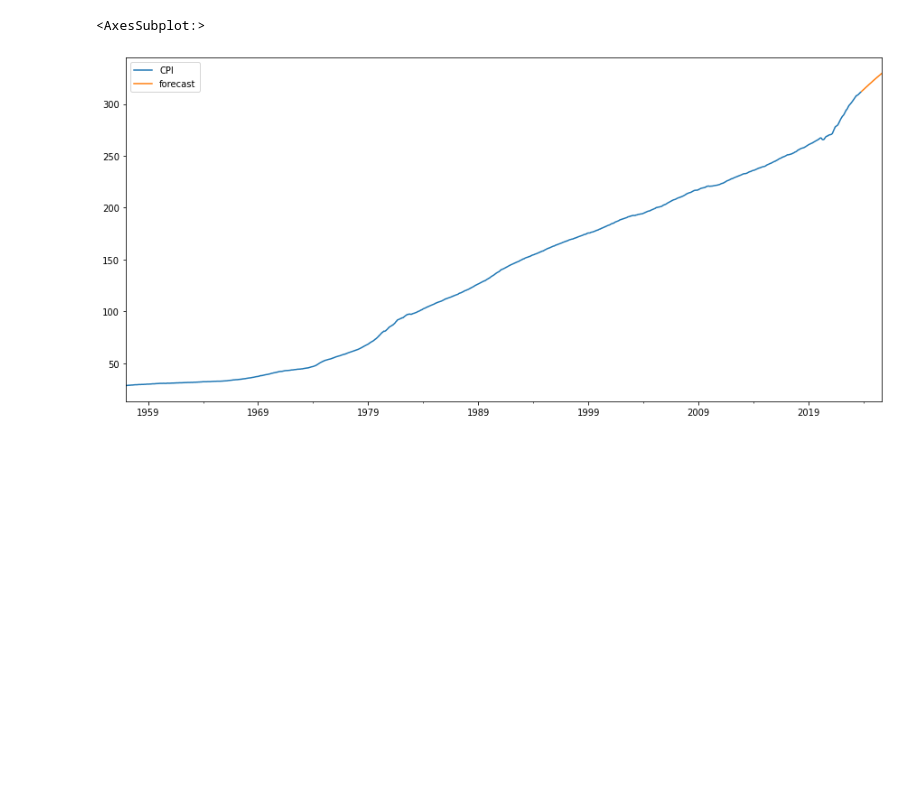
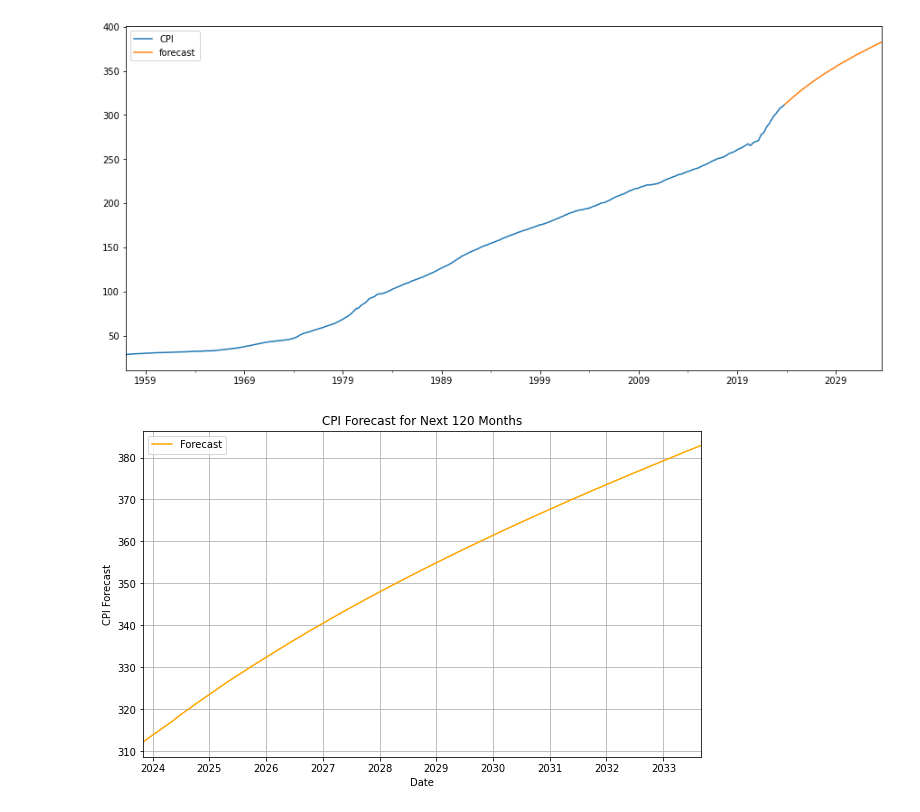
Before and after one commit to shreechundi/4002project3, a Jupyter notebook: SRC/project3.ipynb, the cells around one changed output. Saved outputs shown, nothing was run; the diff lists cells and outputs as text; code cells hidden in the pictures; blank space fills up the shorter version.

```diff
--- a/SRC/project3.ipynb
+++ b/SRC/project3.ipynb
@@ -68,14 +63,57 @@ results=model.fit()
-# %%
-from pandas.tseries.offsets import DateOffset
-future_dates=[df.index[-1]+ DateOffset(months=x)for x in range(0,24)]
-future_datest_df=pd.DataFrame(index=future_dates[1:],columns=df.columns)
-
-future_datest_df.tail()
-
-future_df=pd.concat([df,future_datest_df])
-
-future_df['forecast'] = results.predict(start = 802, end = 922, dynamic= True)
-future_df[['CPI', 'forecast']].plot()
-# %% [output]
-<AxesSubplot:>
-[figure, removed]
+# %%
+#2 year forcast:
+# from pandas.tseries.offsets import DateOffset
+# future_dates=[df.index[-1]+ DateOffset(months=x)for x in range(0,24)]
+# future_datest_df=pd.DataFrame(index=future_dates[1:],columns=df.columns)
+
+# future_datest_df.tail()
+
+# future_df=pd.concat([df,future_datest_df])
+
+# future_df['forecast'] = results.predict(start = 802, end = 826, dynamic= True)
+# future_df[['CPI', 'forecast']].plot()
+# plt.savefig("Overall_2Year_Forecast.png", dpi =300, facecolor = "white")
+
+# future_df = pd.concat([df, future_datest_df])
+# future_df['forecast'] = results.predict(start=802, end=922, dynamic=True)
+# forecast_df = future_df[future_df['forecast'].notna()]
+
+# plt.figure(figsize=(10, 6))
+# plt.plot(forecast_df.index, forecast_df['forecast'], color='orange', label='Forecast')
+# plt.title('CPI Forecast for Next 24 Months', color='black')
+# plt.xlabel('Date', color='black')
+# plt.ylabel('CPI Forecast', color='black')
+# plt.grid(True)
+# plt.xlim(forecast_df.index.min(), forecast_df.index.max())
+# plt.legend()
+# plt.savefig("2Year_Forecast.png", dpi=300, facecolor="white")
+# plt.show()
+
+# __________________________________________________________________________________
+
+#10 Year Forecast:
+from pandas.tseries.offsets import DateOffset
+future_dates=[df.index[-1]+ DateOffset(months=x)for x in range(0,120)]
+future_datest_df=pd.DataFrame(index=future_dates[1:],columns=df.columns)
+future_datest_df.tail()
+future_df=pd.concat([df,future_datest_df])
+future_df['forecast'] = results.predict(start = 802, end = 922, dynamic= True)
+future_df[['CPI', 'forecast']].plot()
+plt.savefig("Overall_10Year_Forecast.png", dpi =300, facecolor = "white")
+future_df = pd.concat([df, future_datest_df])
+future_df['forecast'] = results.predict(start=802, end=922, dynamic=True)
+forecast_df = future_df[future_df['forecast'].notna()]
+
+plt.figure(figsize=(10, 6))
+plt.plot(forecast_df.index, forecast_df['forecast'], color='orange', label='Forecast')
+plt.title('CPI Forecast for Next 120 Months', color='black')
+plt.xlabel('Date', color='black')
+plt.ylabel('CPI Forecast', color='black')
+plt.grid(True)
+plt.xlim(forecast_df.index.min(), forecast_df.index.max())
+plt.legend()
+plt.savefig("10Year_Forecast.png", dpi=300, facecolor="white")
+plt.show()
+# %% [output]
+[figure, added]
+[figure, added]
```
Also changed, not shown: parts of 4 cells of this notebook.
